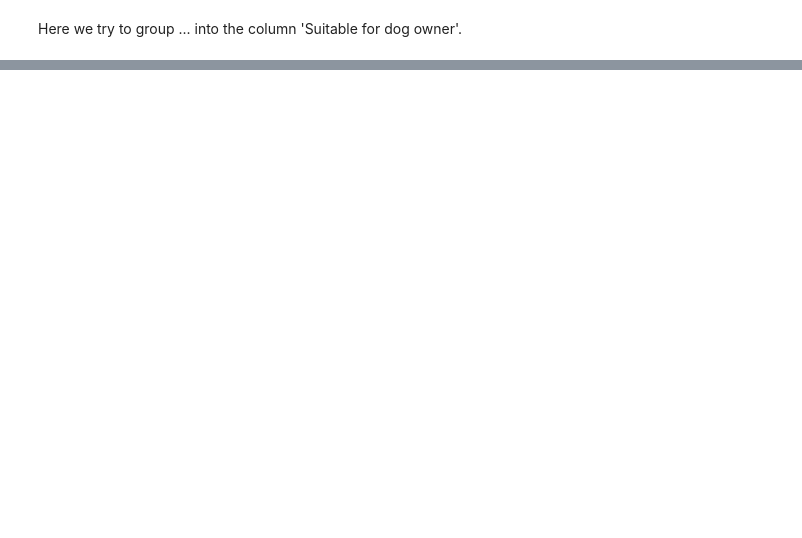
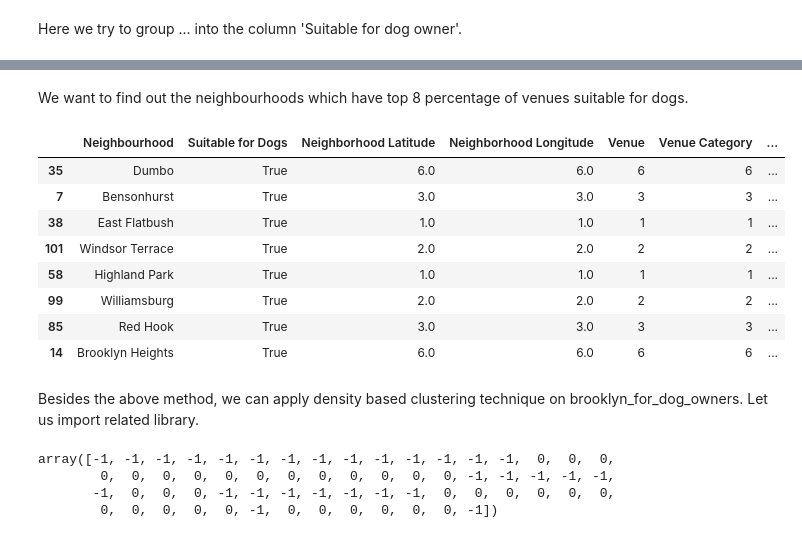
Before and after one commit to ngmanhin/Coursera_Capstone, a Jupyter notebook: Capstone Project - The Battle of Neighborhoods.ipynb, the cells around one changed output, grey strips where cells are left out. Cells and saved outputs as stored; diff of their text form; code cells hidden in the pictures; blank space fills up the shorter version.

```diff
--- a/Capstone Project - The Battle of Neighborhoods.ipynb
+++ b/Capstone Project - The Battle of Neighborhoods.ipynb
@@ -382,0 +385,18 @@ Here we try to group ... into the column 'Suitable for dog owner'.
+# %% [markdown]
+We want to find out the neighbourhoods which have top 8 percentage of venues suitable for dogs.
+# %%
+table_with_true_values = table[(table['Suitable for Dogs'] == True)]
+sorted_df = table_with_true_values.sort_values(by='% of Neighbourhood', ascending=False)
+sorted_df.head(8)
+# %% [output]
+|  | Neighbourhood | Suitable for Dogs | Neighborhood Latitude | Neighborhood Longitude | Venue | Venue Category | ... |
+| 35 | Dumbo | True | 6.0 | 6.0 | 6 | 6 | ... |
+| 7 | Bensonhurst | True | 3.0 | 3.0 | 3 | 3 | ... |
+| 38 | East Flatbush | True | 1.0 | 1.0 | 1 | 1 | ... |
+| 101 | Windsor Terrace | True | 2.0 | 2.0 | 2 | 2 | ... |
+| 58 | Highland Park | True | 1.0 | 1.0 | 1 | 1 | ... |
+| 99 | Williamsburg | True | 2.0 | 2.0 | 2 | 2 | ... |
+| 85 | Red Hook | True | 3.0 | 3.0 | 3 | 3 | ... |
+| 14 | Brooklyn Heights | True | 6.0 | 6.0 | 6 | 6 | ... |
+# %% [markdown]
+Besides the above method, we can apply density based clustering technique on brooklyn_for_dog_owners. Let us import related library.
@@ -382,0 +413,12 @@ Here we try to group ... into the column 'Suitable for dog owner'.
+# %%
+data_for_cluster = brooklyn_for_dog_owners[(brooklyn_for_dog_owners['Suitable for Dogs'] == True)]
+epsilon = 0.01
+minimumSamples = 4
+db = DBSCAN(eps=epsilon, min_samples=minimumSamples).fit(data_for_cluster[["Venue Latitude", "Venue Longitude"]])
+labels = db.labels_
+labels
+# %% [output]
+array([-1, -1, -1, -1, -1, -1, -1, -1, -1, -1, -1, -1, -1, -1,  0,  0,  0,
+        0,  0,  0,  0,  0,  0,  0,  0,  0,  0,  0,  0, -1, -1, -1, -1, -1,
+       -1,  0,  0,  0, -1, -1, -1, -1, -1, -1, -1,  0,  0,  0,  0,  0,  0,
+        0,  0,  0,  0,  0, -1,  0,  0,  0,  0,  0,  0, -1])
```
Also changed, not shown: parts of 33 cells of this notebook.
